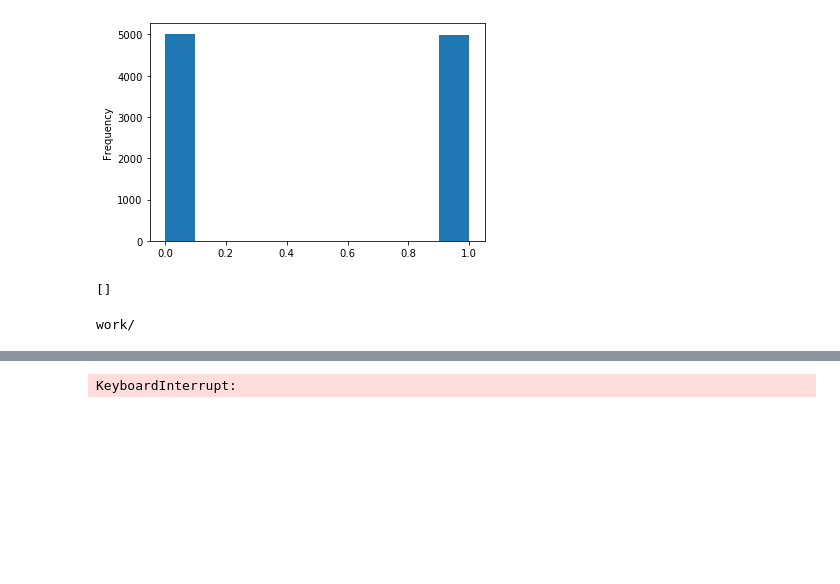
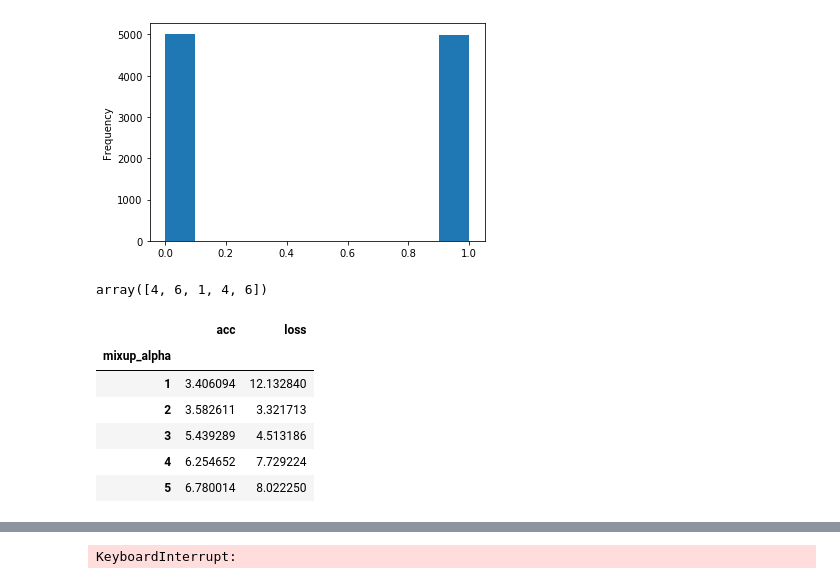
Before and after one commit to ronaldluc/DeepSaber, a Jupyter notebook: research/action_vectors/create_action_embeddings.ipynb, the cells around one changed output, grey strips where cells are left out. Saved outputs shown, nothing was run; the diff lists cells and outputs as text; code cells hidden in the pictures; blank space fills up the shorter version.

```diff
--- a/research/action_vectors/create_action_embeddings.ipynb
+++ b/research/action_vectors/create_action_embeddings.ipynb
@@ -824,13 +824,22 @@ pd.Series(np.random.beta(alpha, alpha, (10000)).astype('float32')).plot.hist()
 # %% [output]
 <matplotlib.axes._subplots.AxesSubplot at 0x...>
 [figure]
-# %%
-import re
-s = 'Age :  30 Affiliation :  University of Southern California Country of birth :  United Arab Emirates'
-re.findall(s, 'Age\s*:\s*(\d+)', flags=re.IGNORECASE)
-# %% [output]
-[]
-# %%
-ls ~
-# %% [output]
-work/
+# %%
+np.random.randint(0, 7, (5))
+# %% [output]
+array([4, 6, 1, 4, 6])
+# %%
+num_tests = 3
+# index = np.random.randint(0, 7, 5 * num_tests)
+index = pd.Series([1, 2, 3, 4, 5] * num_tests, name='mixup_alpha')
+df = pd.DataFrame({'acc':[1, 2, 3, 4, 5,] * num_tests, 'loss': [9, 2, 4, 5, 6] * num_tests}, index=index)
+df += np.random.normal(-1, 1, df.shape) + 3
+df.head()
+# %% [output]
+|  | acc | loss |
+| mixup_alpha |  |  |
+| 1 | 3.406094 | 12.132840 |
+| 2 | 3.582611 | 3.321713 |
+| 3 | 5.439289 | 4.513186 |
+| 4 | 6.254652 | 7.729224 |
+| 5 | 6.780014 | 8.022250 |
```
Also changed, not shown: parts of 11 cells of this notebook, 9 other files.
